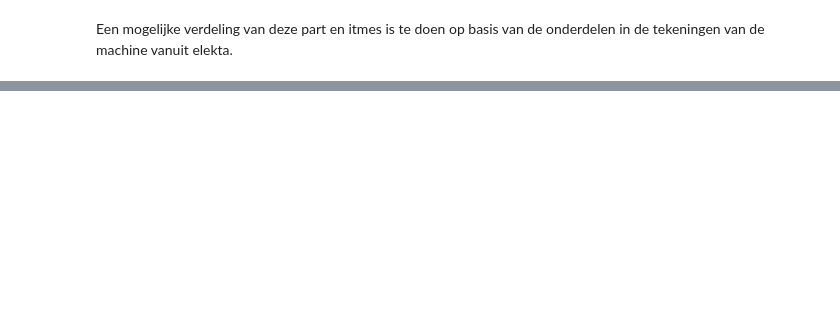
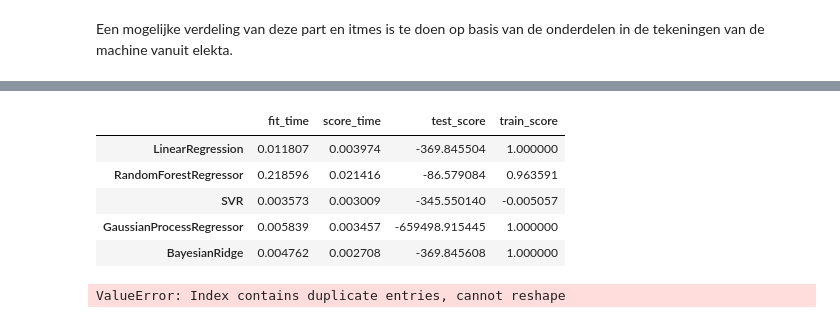
Before and after one commit to Larissavf/linac_research, a Jupyter notebook: EDA_be.ipynb, the cells around one changed output, grey strips where cells are left out. Saved outputs shown, nothing was run; the diff lists cells and outputs as text; code cells hidden in the pictures; blank space fills up the shorter version.

```diff
--- a/EDA_be.ipynb
+++ b/EDA_be.ipynb
@@ -390,0 +522,68 @@ item 559: Part of the dual dose monitoring system. The item monitors dosimetry p
+# %%
+# #apply normalization techniques
+# for column in df_ml.columns:
+# 	df_ml[column] = df_ml[column] / df_ml[column].abs().max()
+
+plotting = be5201[be5201["Part&item"].isin(pI)]
+
+df_ml = plotting[["value", "Part&item", 'date']].pivot(index='date', columns='Part&item', values='value')
+
+y = df_ml["I:381 P:1"]
+X = df_ml.drop("I:381 P:1", axis=1)
+
+X_train, X_test, y_train, y_test = train_test_split(
+    X, y, test_size=0.33, random_state=42)
+# %%
+models= [
+    LinearRegression,
+    RandomForestRegressor,
+    SVR,
+    GaussianProcessRegressor,
+    BayesianRidge
+]
+
+metric_scores = {}
+for model in models:
+    scores = cross_validate(model(), X, y, return_train_score=True)
+    for key, val in scores.items():
+        scores[key] = val.mean()
+    metric_scores[f"{model.__name__}"] = scores
+
+pd.DataFrame(metric_scores).T
+# %% [output]
+|  | fit_time | score_time | test_score | train_score |
+| LinearRegression | 0.011807 | 0.003974 | -369.845504 | 1.000000 |
+| RandomForestRegressor | 0.218596 | 0.021416 | -86.579084 | 0.963591 |
+| SVR | 0.003573 | 0.003009 | -345.550140 | -0.005057 |
+| GaussianProcessRegressor | 0.005839 | 0.003457 | -659498.915445 | 1.000000 |
+| BayesianRidge | 0.004762 | 0.002708 | -369.845608 | 1.000000 |
+# %%
+df_db["Part&item"] = "I:" + df_db["item"].astype(str) + " P:" + df_db["part"].astype(str)
+
+df_ml2 = df_db[df_db["Part&item"].isin(check)][["Part&item", "value", "date", "linac"]].pivot(index=["date", "linac"], columns="Part&item", values="value")
+
+y = df_ml2["I:381 P:1"]
+X = df_ml2.drop("I:381 P:1", axis=1)
+
+X_train, X_test, y_train, y_test = train_test_split(
+    X, y, test_size=0.33, random_state=42)
+
+
+models= [
+    LinearRegression,
+    RandomForestRegressor,
+    SVR,
+    GaussianProcessRegressor,
+    BayesianRidge
+]
+
+metric_scores = {}
+for model in models:
+    scores = cross_validate(model(), X, y, return_train_score=True)
+    for key, val in scores.items():
+        scores[key] = val.mean()
+    metric_scores[f"{model.__name__}"] = scores
+
+pd.DataFrame(metric_scores).T
+# %% [output]
+ValueError: Index contains duplicate entries, cannot reshape
```
Also changed, not shown: parts of 19 cells of this notebook, 2 other files.
